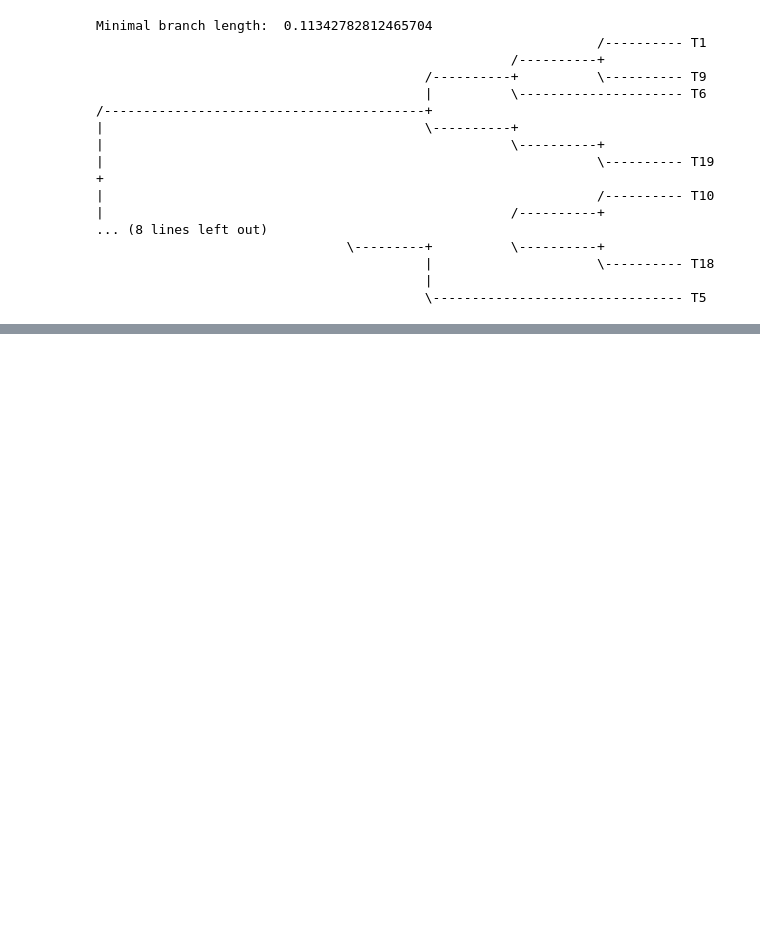
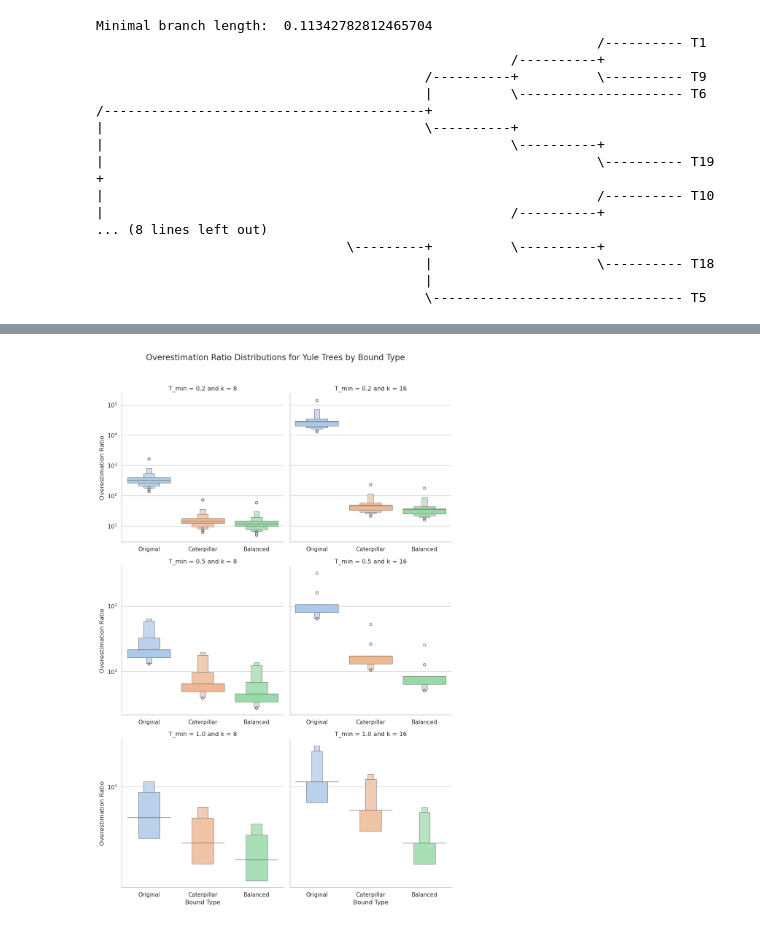
Before and after one commit to zackmcnulty/msc_bipartition_cover, a Jupyter notebook: notebooks/bipartitions_paper.ipynb, the cells around one changed output, grey strips where cells are left out. Drawn from its saved outputs; the diff is of its cells as text; code cells hidden in the pictures; blank space fills up the shorter version.

Commit message:
added yule tree overestimation sims + plots

```diff
--- a/notebooks/bipartitions_paper.ipynb
+++ b/notebooks/bipartitions_paper.ipynb
@@ -423,0 +400,12 @@ For a Yule tree we can also get a sense of what the "typical" overestimation err
+# %%
+T_vals = [0.2, 0.5, 1]
+k_vals = [8, 16]
+birth_rate = 1
+num_trees = 100
+num_sample = 100
+max_genes = 1000
+
+result = plot_overestimation_distribution(T_vals, k_vals, q,
+                                 all_bounds, names,
+                                 num_trees=num_trees, num_samples=num_samples, max_genes=max_genes,
+                                 birth_rate=birth_rate)
@@ -423,0 +444,33 @@ For a Yule tree we can also get a sense of what the "typical" overestimation err
+# %%
+with sns.color_palette('pastel'):
+    g = sns.catplot(data=result, kind='boxen',
+                x='bound_name',
+                y='overestimation_ratio',
+                col='k',
+                row='T_min',
+                hue='bound_name',
+                k_depth=4,
+                legend=False,
+                sharey='row',
+                sharex=False)
+
+    g.set(yscale='log')
+
+    # Change axis labels
+    g.set_axis_labels("Bound Type", "Overestimation Ratio")
+
+    # Change the overall title
+    g.fig.suptitle("Overestimation Ratio Distributions for Yule Trees by Bound Type", y=1.02, fontsize=16)
+
+    # Optionally: Change individual facet titles
+    g.set_titles("T_min = {row_name} and k = {col_name}")
+
+    g.despine()
+
+    # Optionally: Adjust layout to prevent title overlap
+    plt.tight_layout()
+
+    savepath = figures_dir / 'overestimation_ratios' / 'yule_trees_overestimation'
+    plt.savefig(savepath, bbox_inches='tight')
+# %% [output]
+[figure, added]
```
Also changed, not shown: parts of 14 cells of this notebook, 1 other file.
